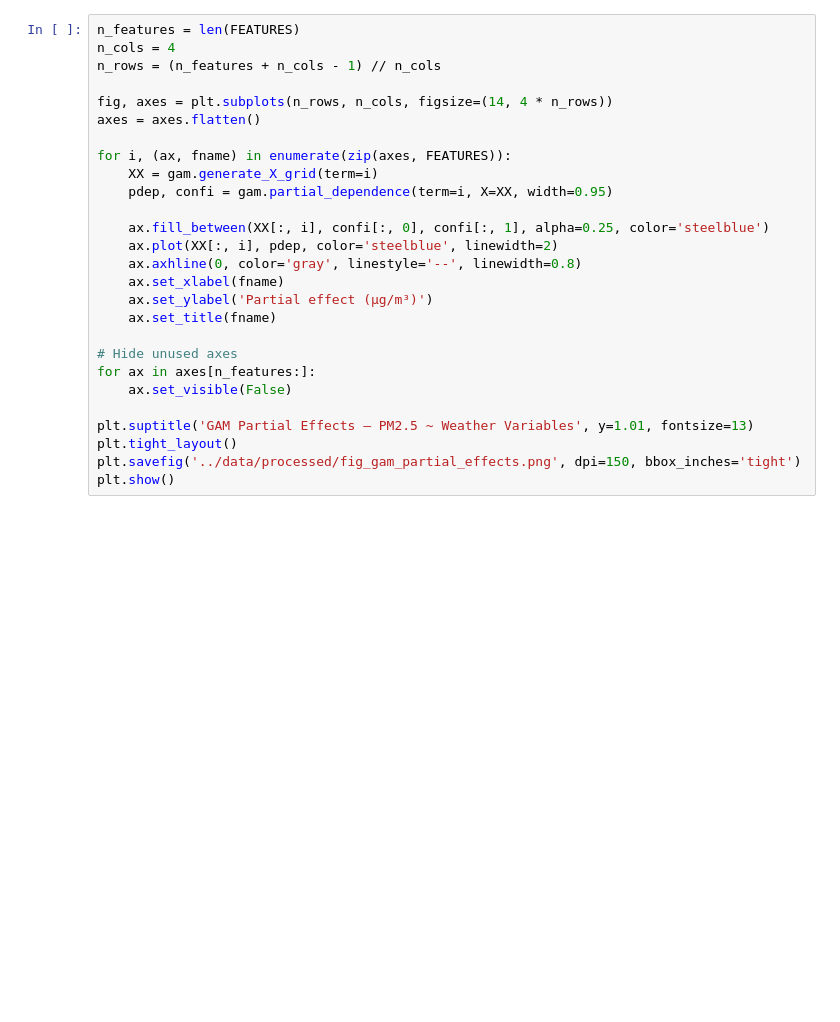
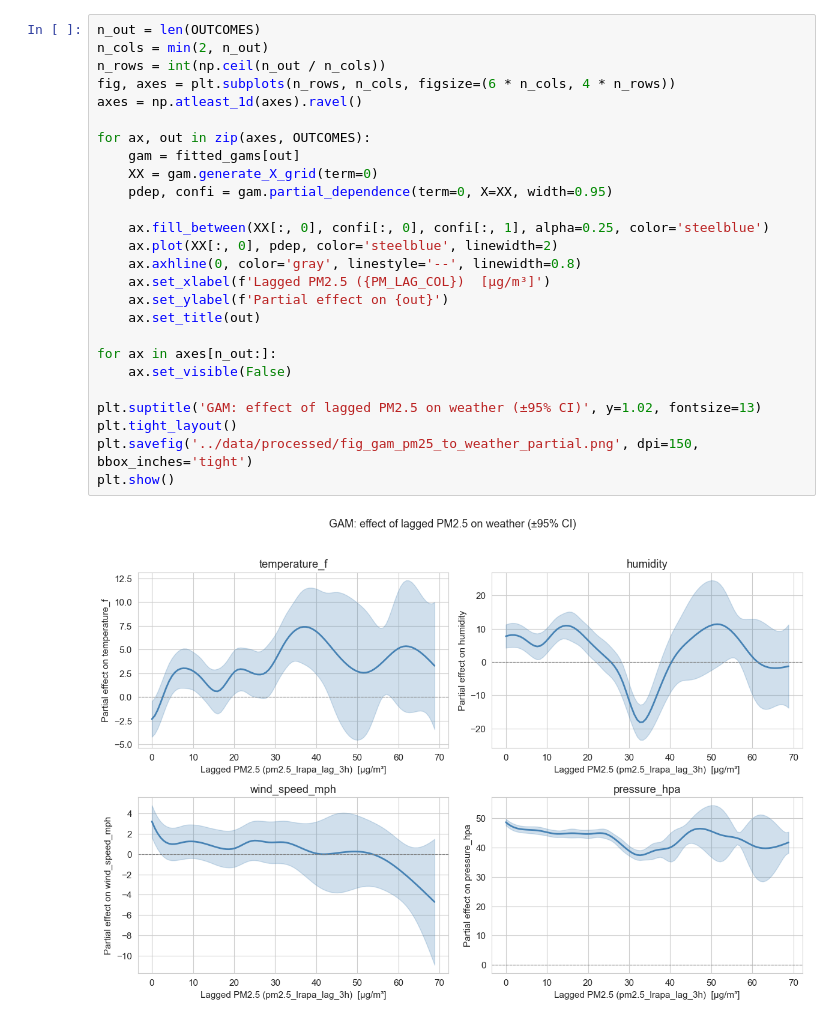
Before and after one commit to djmurphy6/PM2.5-weather, a Jupyter notebook: notebooks/04_gam_modeling.ipynb, the cells around one changed output. Drawn from its saved outputs; the diff is of its cells as text; blank space fills up the shorter version.

```diff
--- a/notebooks/04_gam_modeling.ipynb
+++ b/notebooks/04_gam_modeling.ipynb
@@ -111,27 +118,28 @@ Each panel shows the fitted smooth function for one predictor, holding all other
 # %%
-n_features = len(FEATURES)
-n_cols = 4
-n_rows = (n_features + n_cols - 1) // n_cols
+n_out = len(OUTCOMES)
+n_cols = min(2, n_out)
+n_rows = int(np.ceil(n_out / n_cols))
+fig, axes = plt.subplots(n_rows, n_cols, figsize=(6 * n_cols, 4 * n_rows))
+axes = np.atleast_1d(axes).ravel()
 
-fig, axes = plt.subplots(n_rows, n_cols, figsize=(14, 4 * n_rows))
-axes = axes.flatten()
+for ax, out in zip(axes, OUTCOMES):
+    gam = fitted_gams[out]
+    XX = gam.generate_X_grid(term=0)
+    pdep, confi = gam.partial_dependence(term=0, X=XX, width=0.95)
 
-for i, (ax, fname) in enumerate(zip(axes, FEATURES)):
-    XX = gam.generate_X_grid(term=i)
-    pdep, confi = gam.partial_dependence(term=i, X=XX, width=0.95)
+    ax.fill_between(XX[:, 0], confi[:, 0], confi[:, 1], alpha=0.25, color='steelblue')
+    ax.plot(XX[:, 0], pdep, color='steelblue', linewidth=2)
+    ax.axhline(0, color='gray', linestyle='--', linewidth=0.8)
+    ax.set_xlabel(f'Lagged PM2.5 ({PM_LAG_COL})  [µg/m³]')
+    ax.set_ylabel(f'Partial effect on {out}')
+    ax.set_title(out)
 
-    ax.fill_between(XX[:, i], confi[:, 0], confi[:, 1], alpha=0.25, color='steelblue')
-    ax.plot(XX[:, i], pdep, color='steelblue', linewidth=2)
-    ax.axhline(0, color='gray', linestyle='--', linewidth=0.8)
-    ax.set_xlabel(fname)
-    ax.set_ylabel('Partial effect (µg/m³)')
-    ax.set_title(fname)
-
-# Hide unused axes
-for ax in axes[n_features:]:
+for ax in axes[n_out:]:
     ax.set_visible(False)
 
-plt.suptitle('GAM Partial Effects — PM2.5 ~ Weather Variables', y=1.01, fontsize=13)
+plt.suptitle('GAM: effect of lagged PM2.5 on weather (±95% CI)', y=1.02, fontsize=13)
 plt.tight_layout()
-plt.savefig('../data/processed/fig_gam_partial_effects.png', dpi=150, bbox_inches='tight')
+plt.savefig('../data/processed/fig_gam_pm25_to_weather_partial.png', dpi=150, bbox_inches='tight')
 plt.show()
+# %% [output]
+[figure, added]
```
Also changed, not shown: parts of 22 cells of this notebook, 1 other file.
